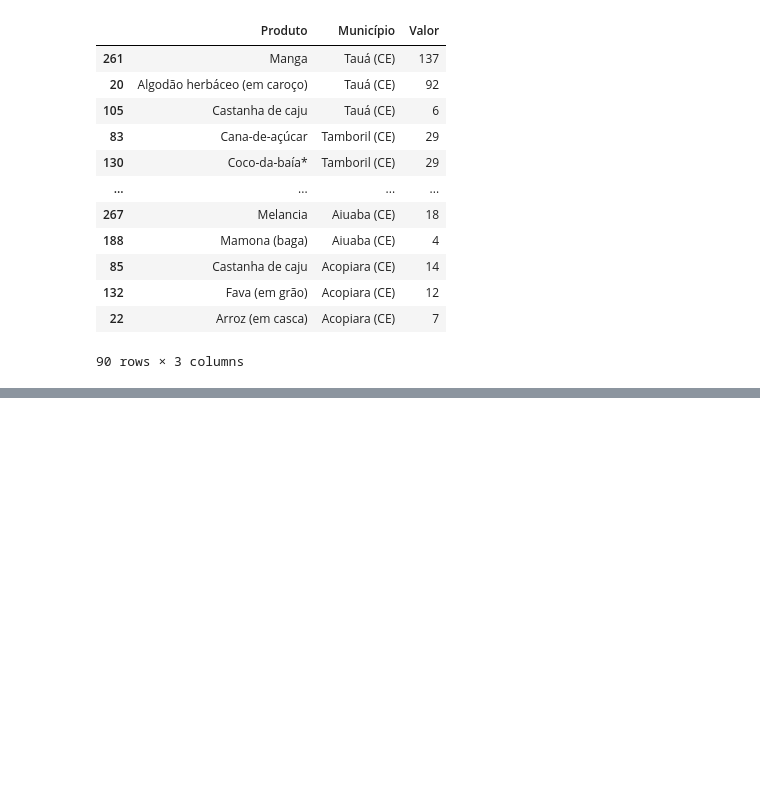
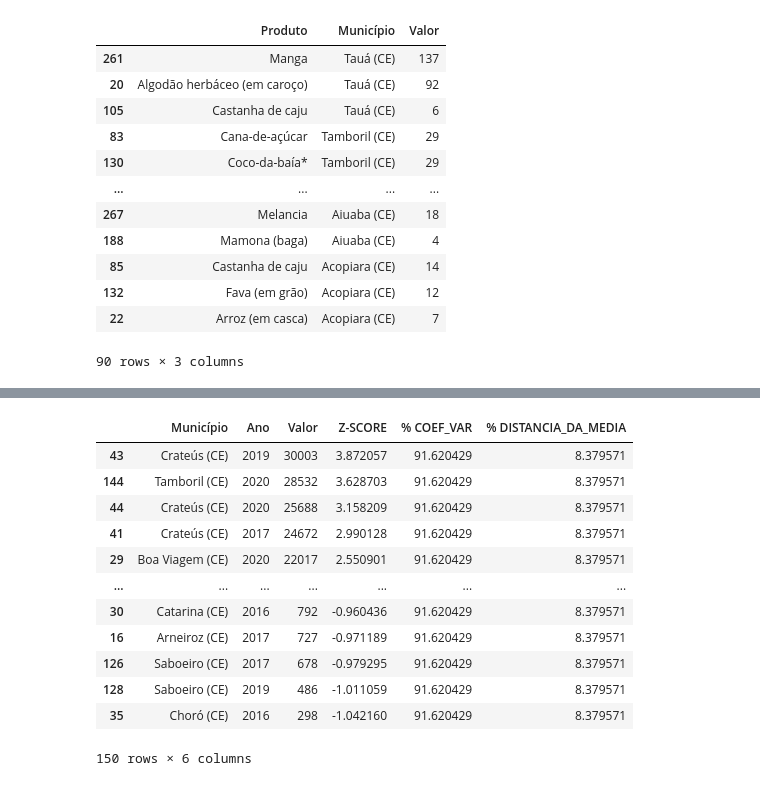
Before and after one commit to esdrasdelima/Pre-Modelagem-de-Dados, a Jupyter notebook: trabalho.ipynb, the cells around one changed output, grey strips where cells are left out. Cells and saved outputs as stored; diff of their text form; code cells hidden in the pictures; blank space fills up the shorter version.

```diff
--- a/trabalho.ipynb
+++ b/trabalho.ipynb
@@ -40,6 +44,8 @@ df["Valor"].replace({"-": "0", "--": "0", "...":"0"}, inplace=True)
 ### Convertendo a coluna de valor para númerico
 # %%
 df["Valor"] = df[["Valor"]].apply(pd.to_numeric)
+# %%
+df["Ano"] = df["Ano"].astype(int)
 # %% [markdown]
 ### Filtrando apenas registros que possuam valor maior que zero
 # %%
@@ -246,0 +263,28 @@ df_anual.set_index('Ano').plot()
+# %%
+columns_select = ["Município", "Ano", "Valor", ]
+columns_groupby = ["Município", "Ano", ]
+# %%
+custo_total_por_municipio_e_ano = df[columns_select].groupby(columns_groupby).sum().reset_index().sort_values("Valor", ascending=False)
+# %%
+media =custo_total_por_municipio_e_ano.Valor.mean()
+desvio_padrao = custo_total_por_municipio_e_ano.Valor.std()
+
+custo_total_por_municipio_e_ano["Z-SCORE"] = (custo_total_por_municipio_e_ano.Valor - media) /  desvio_padrao
+custo_total_por_municipio_e_ano["% COEF_VAR"] = (desvio_padrao / media) * 100
+custo_total_por_municipio_e_ano["% DISTANCIA_DA_MEDIA"] = (1 - (desvio_padrao / media)) * 100
+# %%
+custo_total_por_municipio_e_ano
+# %% [output]
+|  | Município | Ano | Valor | Z-SCORE | % COEF_VAR | % DISTANCIA_DA_MEDIA |
+| 43 | Crateús (CE) | 2019 | 30003 | 3.872057 | 91.620429 | 8.379571 |
+| 144 | Tamboril (CE) | 2020 | 28532 | 3.628703 | 91.620429 | 8.379571 |
+| 44 | Crateús (CE) | 2020 | 25688 | 3.158209 | 91.620429 | 8.379571 |
+| 41 | Crateús (CE) | 2017 | 24672 | 2.990128 | 91.620429 | 8.379571 |
+| 29 | Boa Viagem (CE) | 2020 | 22017 | 2.550901 | 91.620429 | 8.379571 |
+| ... | ... | ... | ... | ... | ... | ... |
+| 30 | Catarina (CE) | 2016 | 792 | -0.960436 | 91.620429 | 8.379571 |
+| 16 | Arneiroz (CE) | 2017 | 727 | -0.971189 | 91.620429 | 8.379571 |
+| 126 | Saboeiro (CE) | 2017 | 678 | -0.979295 | 91.620429 | 8.379571 |
+| 128 | Saboeiro (CE) | 2019 | 486 | -1.011059 | 91.620429 | 8.379571 |
+| 35 | Choró (CE) | 2016 | 298 | -1.042160 | 91.620429 | 8.379571 |
+150 rows × 6 columns
```
Also changed, not shown: parts of 24 cells of this notebook.
